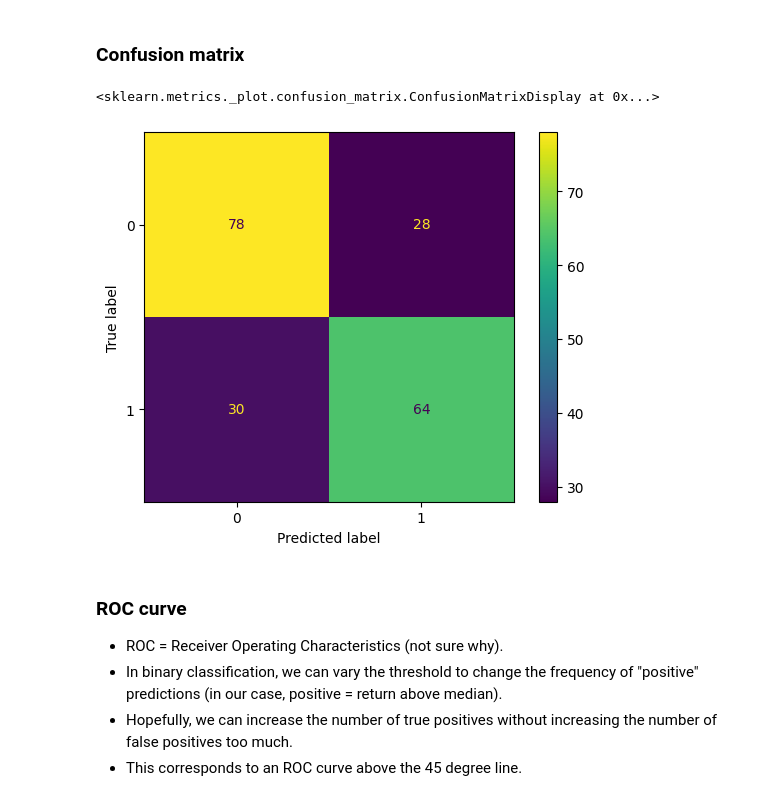
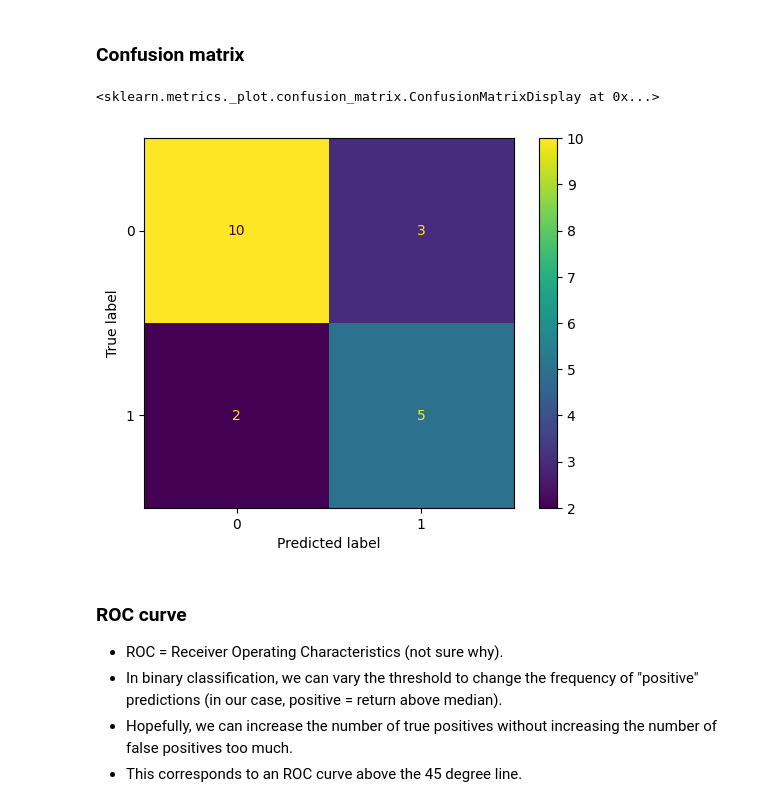
Before and after one commit to kerryback/BUSI-520-notebooks, a Jupyter notebook: 13-ML2.ipynb, the cells around one changed output. Saved outputs shown, nothing was run; the diff lists cells and outputs as text; code cells hidden in the pictures.

```diff
--- a/13-ML2.ipynb
+++ b/13-ML2.ipynb
@@ -13,11 +13,11 @@ import matplotlib.pyplot as plt
 # Generate 50 features (predictors)
 np.random.seed(0)
 X = pd.DataFrame(
-    np.random.normal(size=(1000, 50))
+    np.random.normal(size=(100, 50))
 )
 
 # Some noise
-noise = np.random.normal(size=1000)
+noise = np.random.normal(size=100)
 
 # Regression target
 yr = X[0] + noise
@@ -27,6 +27,27 @@ yb = 1*(yr > 0)
 
 # Multi-class target
 ym = 1*(yr > -1) + 1*(yr > 1)
+# %%
+from sklearn.model_selection import train_test_split
+Xb_train, Xb_test, yb_train, yb_test = train_test_split(
+    X, yb,
+    test_size=0.2,
+    random_state=0
+)
+
+from sklearn.model_selection import train_test_split
+Xm_train, Xm_test, ym_train, ym_test = train_test_split(
+    X, ym,
+    test_size=0.2,
+    random_state=0
+)
+
+from sklearn.model_selection import train_test_split
+Xr_train, Xr_test, yr_train, yr_test = train_test_split(
+    X, yr,
+    test_size=0.2,
+    random_state=0
+)
 # %% [markdown]
 ## Logit
 
@@ -42,21 +63,13 @@ to the dummy variable.
 * If penalty="elasticnet", specify l1_ratio and solver="saga."
 * The size of the penalty is inverse to the parameter C.
 * The score for logistic regression is the fraction of correct predictions.
-# %%
-# Split into train and test (cross-validate on train)
-from sklearn.model_selection import train_test_split
-X_train, X_test, yb_train, yb_test = train_test_split(
-    X, yb,
-    test_size=0.2,
-    random_state=0
-)
 # %%
 from sklearn.linear_model import LogisticRegression
 
 model1 = LogisticRegression(penalty="l1", C=0.1, solver="saga")
-model1.fit(X_train, yb_train)
-score_train = model1.score(X_train, yb_train)
-score_test = model1.score(X_test, yb_test)
+model1.fit(Xb_train, yb_train)
+score_train = model1.score(Xb_train, yb_train)
+score_test = model1.score(Xb_test, yb_test)
 print("fraction of correct predictions on training data is", score_train)
 print("fraction of correct predictions on test data is", score_test)
 model1.coef_
@@ -153,14 +146,14 @@ Run GridSearchCV on the training data to find the best $C$ in (0.001, 0.01, 0.1,
 # %%
 from sklearn.metrics import ConfusionMatrixDisplay
 
 ConfusionMatrixDisplay.from_estimator(
     estimator=model1,
-    X=X_test,
+    X=Xb_test,
     y=yb_test
 )
 # %% [output]
 <sklearn.metrics._plot.confusion_matrix.ConfusionMatrixDisplay at 0x...>
-[figure, old version]
+[figure, new version]
 # %% [markdown]
 ### ROC curve
 
```
Also changed, not shown: parts of 18 cells of this notebook.
